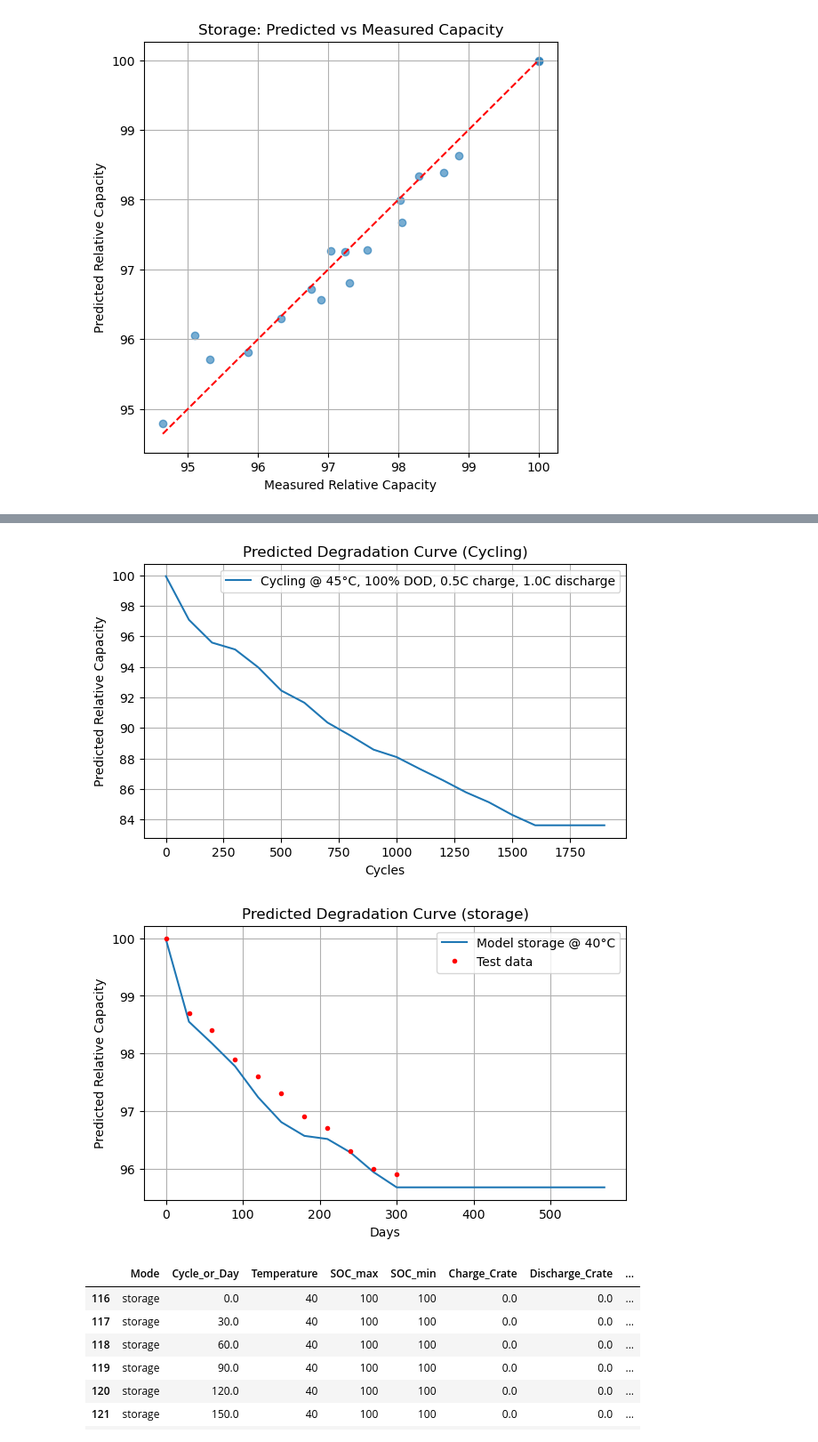
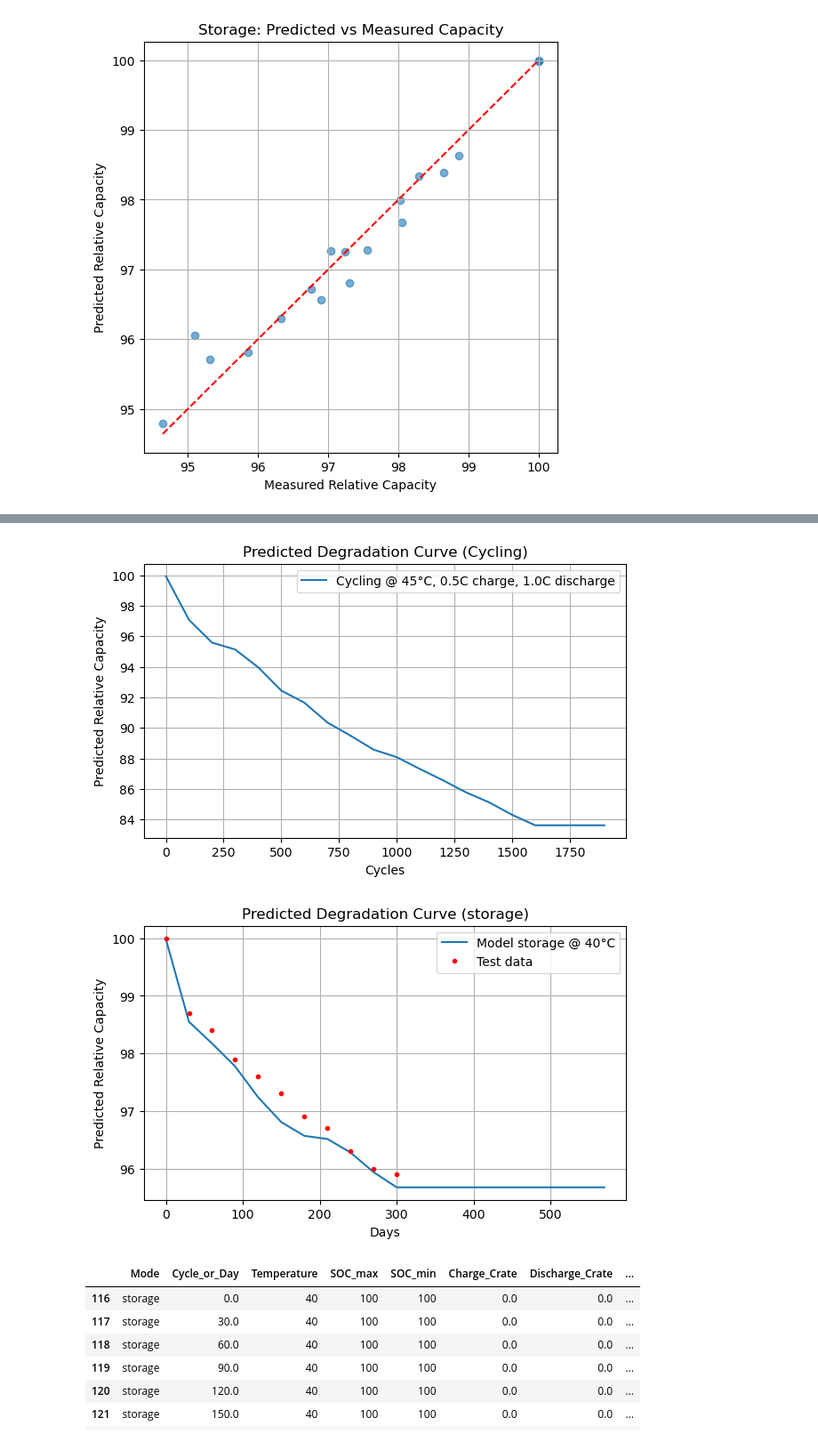
Before and after one commit to mmackenzie/cell_modelling, a Jupyter notebook: Ageing/machine_learning/random_forest_regressor.ipynb, the cells around one changed output, grey strips where cells are left out. Shown at 89% size. Drawn from its saved outputs; the diff is of its cells as text; code cells hidden in the pictures.

```diff
--- a/Ageing/machine_learning/random_forest_regressor.ipynb
+++ b/Ageing/machine_learning/random_forest_regressor.ipynb
@@ -225,35 +231,35 @@ temperature = 45
 soc_max = 100
 soc_max = 0
 charge_rate = 0.5
 discharge_rate = 1
 predicted_capacity = predict_capacity_curve(cycling_model, mode, cycles_or_days=cycles, temp=temperature, soc_max=soc_max, soc_min=soc_min, charge_c_rate=charge_rate, discharge_c_rate=discharge_rate)
 plt.figure(figsize=(7,4))
-plt.plot(cycles, predicted_capacity, label=f"{mode} @ {temperature}°C, {dod}% DOD, {charge_rate:.1f}C charge, {discharge_rate:.1f}C discharge")
+plt.plot(cycles, predicted_capacity, label=f"{mode} @ {temperature}°C, {charge_rate:.1f}C charge, {discharge_rate:.1f}C discharge")
 plt.xlabel("Cycles")
 plt.ylabel("Predicted Relative Capacity")
 plt.title(f"Predicted Degradation Curve ({mode})")
 plt.legend()
 plt.grid(True)
 plt.show()
 
 # Example: simulate storage at 30°C, 100% SOC
 mode = "storage"
 days = np.arange(0,600,30)
 temperature = 30
 soc = 100
 test_data = data.loc[(data['Mode'] == mode.lower()) & (data['Temperature'] == temperature) & (data['SOC'] == soc)]
 predicted_capacity = predict_capacity_curve(storage_model, mode, cycles_or_days=days, temp=temperature, soc=soc)
 plt.figure(figsize=(7,4))
 plt.plot(days, predicted_capacity, label=f"Model {mode} @ {temp}°C")
 plt.plot(test_data["Cycle_or_Day"], test_data["Relative_capacity"], 'r.', label="Test data")
 plt.xlabel("Days")
 plt.ylabel("Predicted Relative Capacity")
 plt.title(f"Predicted Degradation Curve ({mode})")
 plt.legend()
 plt.grid(True)
 plt.show()
 # %% [output]
-[figure, old version]
+[figure, new version]
 [figure]
 # %%
 mode = "Storage"
```
Also changed, not shown: parts of 4 cells of this notebook, 40 other files.
